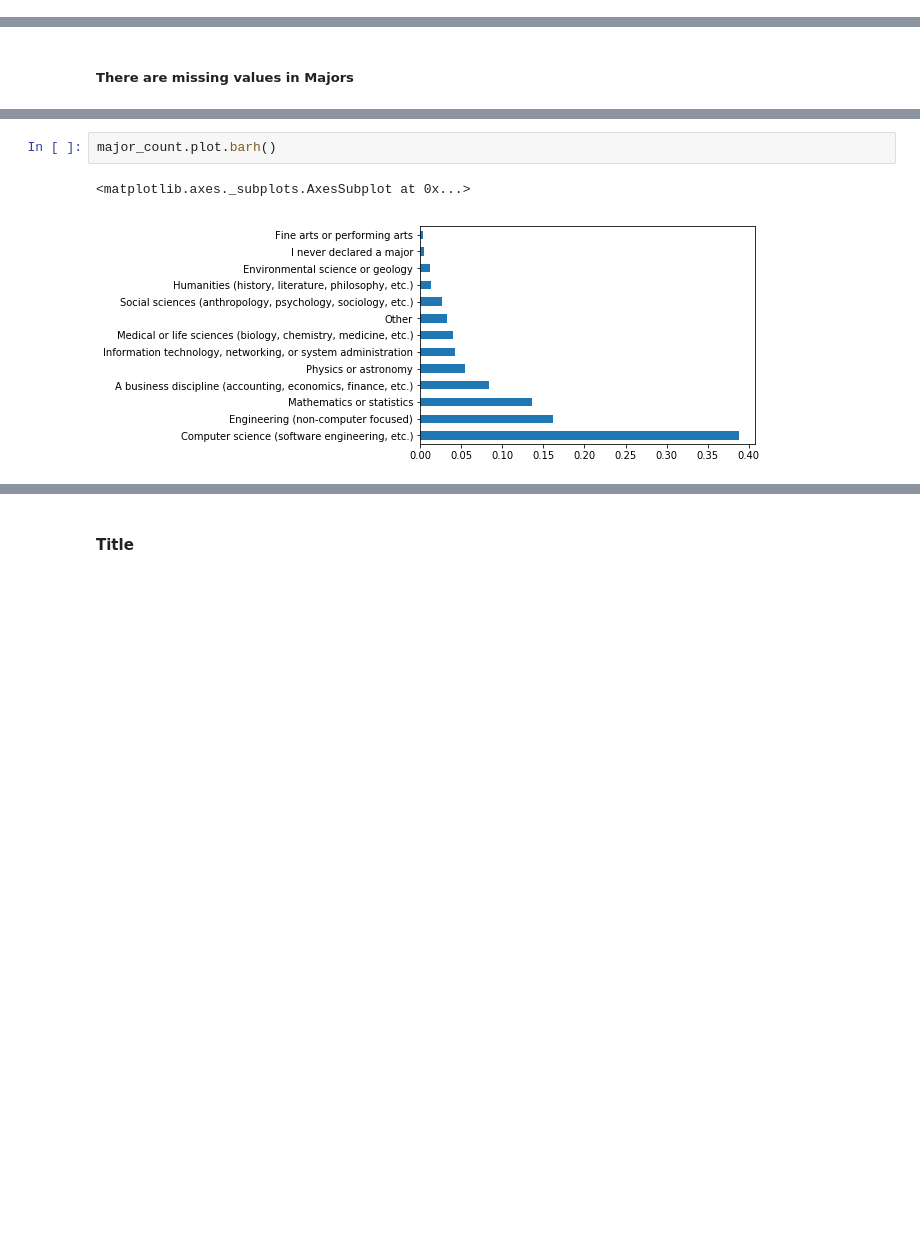
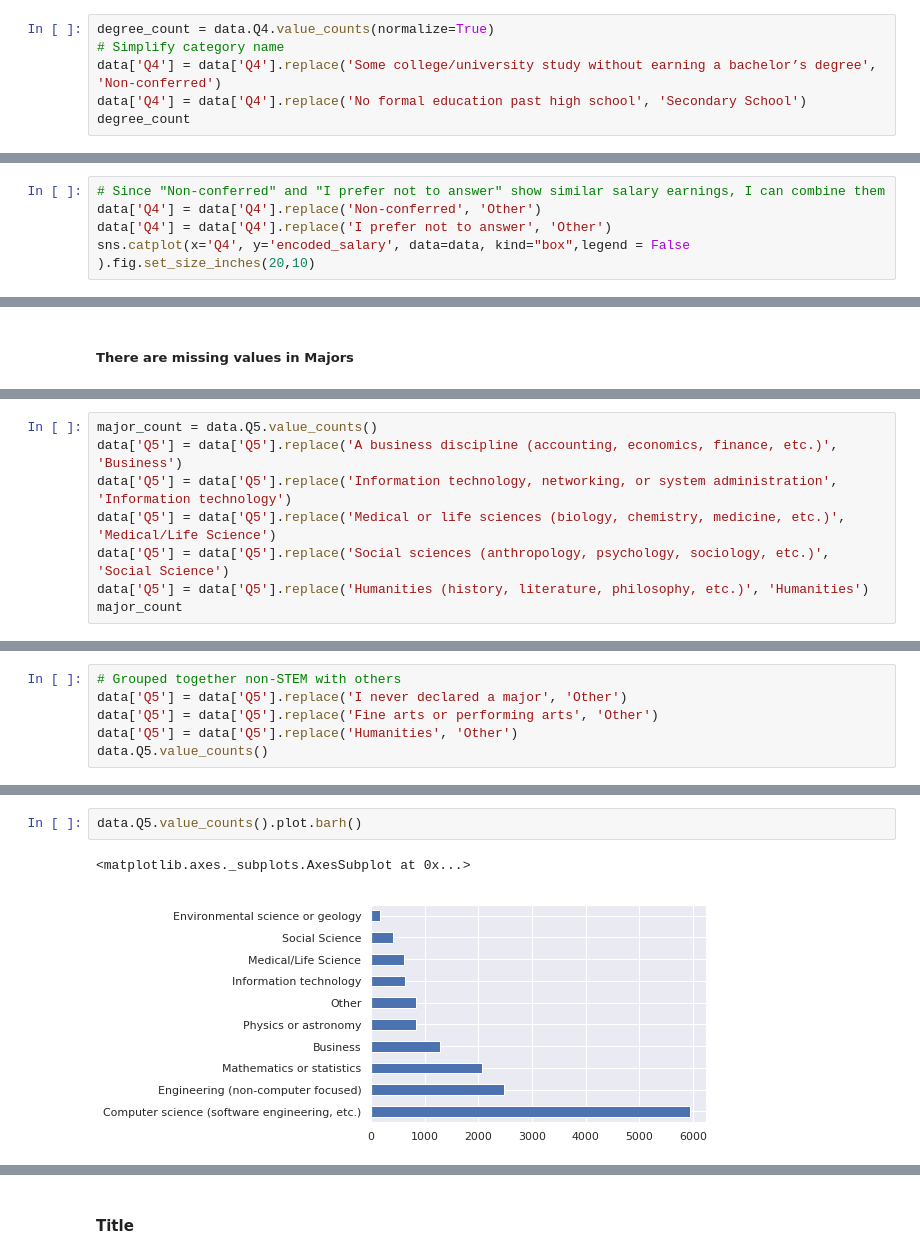
Before and after one commit to aarontan-git/salary_classification, a Jupyter notebook: Assignment 1.ipynb, the cells around one changed output, grey strips where cells are left out. Cells and saved outputs as stored; diff of their text form; blank space fills up the shorter version.

```diff
--- a/Assignment 1.ipynb
+++ b/Assignment 1.ipynb
@@ -177,0 +279,6 @@ Name: Q4, dtype: float64
+# %%
+degree_count = data.Q4.value_counts(normalize=True)
+# Simplify category name
+data['Q4'] = data['Q4'].replace('Some college/university study without earning a bachelor’s degree', 'Non-conferred')
+data['Q4'] = data['Q4'].replace('No formal education past high school', 'Secondary School')
+degree_count
@@ -177,0 +298,5 @@ Name: Q4, dtype: float64
+# %%
+# Since "Non-conferred" and "I prefer not to answer" show similar salary earnings, I can combine them
+data['Q4'] = data['Q4'].replace('Non-conferred', 'Other')
+data['Q4'] = data['Q4'].replace('I prefer not to answer', 'Other')
+sns.catplot(x='Q4', y='encoded_salary', data=data, kind="box",legend = False ).fig.set_size_inches(20,10)
@@ -223,0 +320,8 @@ Name: Q5, dtype: float64
+# %%
+major_count = data.Q5.value_counts()
+data['Q5'] = data['Q5'].replace('A business discipline (accounting, economics, finance, etc.)', 'Business')
+data['Q5'] = data['Q5'].replace('Information technology, networking, or system administration', 'Information technology')
+data['Q5'] = data['Q5'].replace('Medical or life sciences (biology, chemistry, medicine, etc.)', 'Medical/Life Science')
+data['Q5'] = data['Q5'].replace('Social sciences (anthropology, psychology, sociology, etc.)', 'Social Science')
+data['Q5'] = data['Q5'].replace('Humanities (history, literature, philosophy, etc.)', 'Humanities')
+major_count
@@ -223,0 +343,6 @@ Name: Q5, dtype: float64
+# %%
+# Grouped together non-STEM with others
+data['Q5'] = data['Q5'].replace('I never declared a major', 'Other')
+data['Q5'] = data['Q5'].replace('Fine arts or performing arts', 'Other')
+data['Q5'] = data['Q5'].replace('Humanities', 'Other')
+data.Q5.value_counts()
@@ -224,5 +361,5 @@ Name: Q5, dtype: float64
 # %%
-major_count.plot.barh()
+data.Q5.value_counts().plot.barh()
 # %% [output]
 <matplotlib.axes._subplots.AxesSubplot at 0x...>
-[figure, old version]
+[figure, new version]
```
Also changed, not shown: parts of 40 cells of this notebook.
